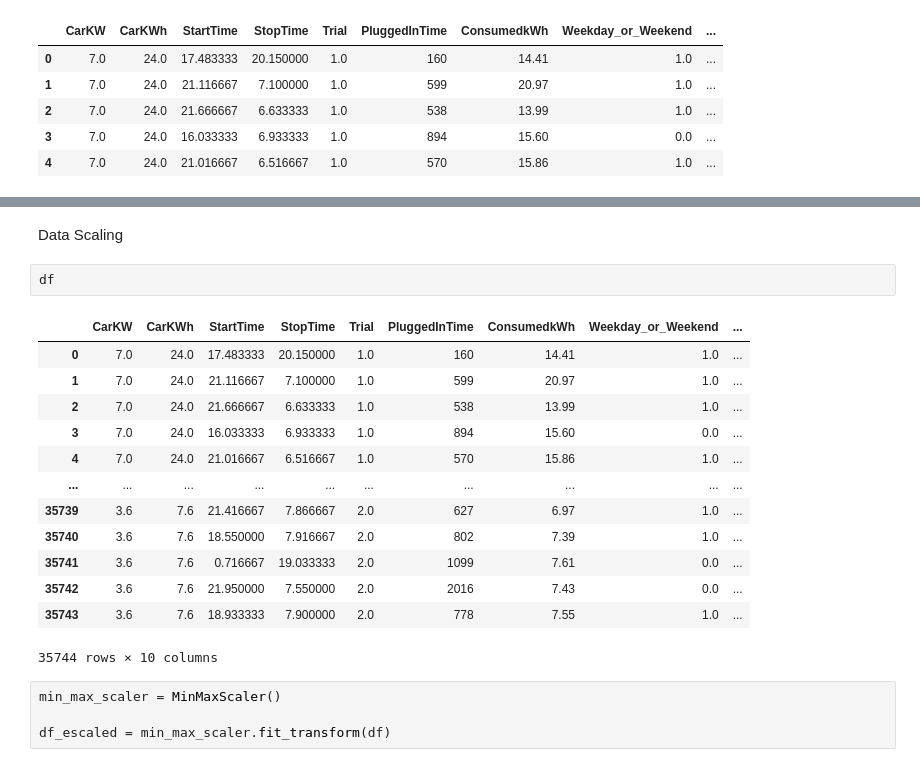
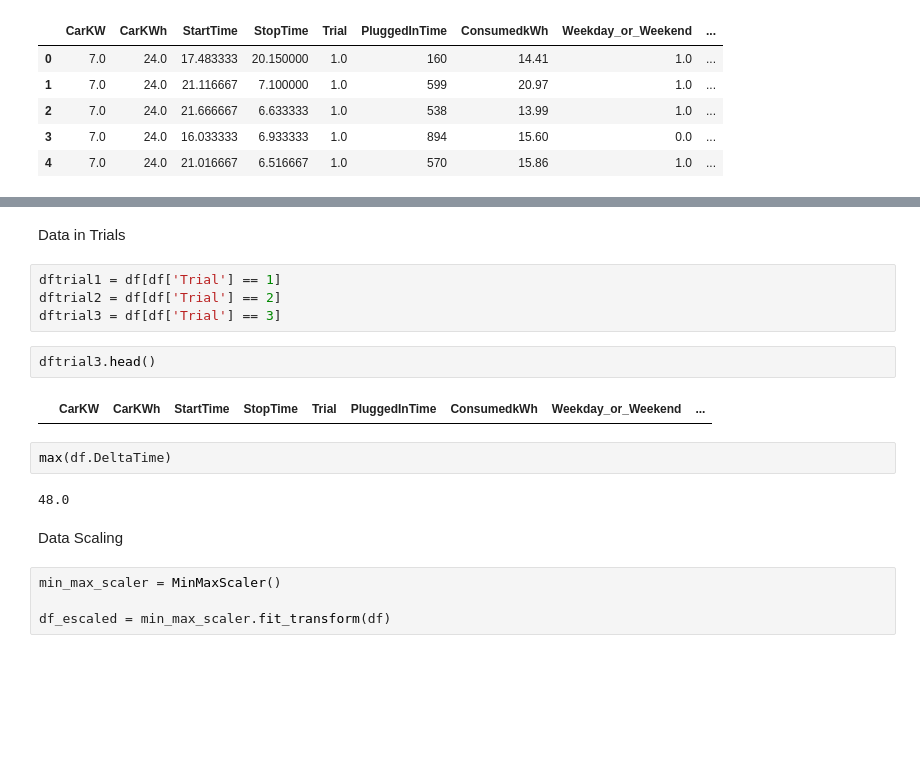
Before and after one commit to devrveiga/task_timeseries, a Jupyter notebook: dataVE.ipynb, the cells around one changed output, grey strips where cells are left out. Cells and saved outputs as stored; diff of their text form; blank space fills up the shorter version.

```diff
--- a/dataVE.ipynb
+++ b/dataVE.ipynb
@@ -203,21 +259,19 @@ df.head()
+# %% [markdown]
+Data in Trials
+# %%
+dftrial1 = df[df['Trial'] == 1]
+dftrial2 = df[df['Trial'] == 2]
+dftrial3 = df[df['Trial'] == 3]
+# %%
+dftrial3.head()
+# %% [output]
+|  | CarKW | CarKWh | StartTime | StopTime | Trial | PluggedInTime | ConsumedkWh | Weekday_or_Weekend | ... |
+# %%
+max(df.DeltaTime)
+# %% [output]
+48.0
 # %% [markdown]
 Data Scaling
-# %%
-df
-# %% [output]
-|  | CarKW | CarKWh | StartTime | StopTime | Trial | PluggedInTime | ConsumedkWh | Weekday_or_Weekend | ... |
-| 0 | 7.0 | 24.0 | 17.483333 | 20.150000 | 1.0 | 160 | 14.41 | 1.0 | ... |
-| 1 | 7.0 | 24.0 | 21.116667 | 7.100000 | 1.0 | 599 | 20.97 | 1.0 | ... |
-| 2 | 7.0 | 24.0 | 21.666667 | 6.633333 | 1.0 | 538 | 13.99 | 1.0 | ... |
-| 3 | 7.0 | 24.0 | 16.033333 | 6.933333 | 1.0 | 894 | 15.60 | 0.0 | ... |
-| 4 | 7.0 | 24.0 | 21.016667 | 6.516667 | 1.0 | 570 | 15.86 | 1.0 | ... |
-| ... | ... | ... | ... | ... | ... | ... | ... | ... | ... |
-| 35739 | 3.6 | 7.6 | 21.416667 | 7.866667 | 2.0 | 627 | 6.97 | 1.0 | ... |
-| 35740 | 3.6 | 7.6 | 18.550000 | 7.916667 | 2.0 | 802 | 7.39 | 1.0 | ... |
-| 35741 | 3.6 | 7.6 | 0.716667 | 19.033333 | 2.0 | 1099 | 7.61 | 0.0 | ... |
-| 35742 | 3.6 | 7.6 | 21.950000 | 7.550000 | 2.0 | 2016 | 7.43 | 0.0 | ... |
-| 35743 | 3.6 | 7.6 | 18.933333 | 7.900000 | 2.0 | 778 | 7.55 | 1.0 | ... |
-35744 rows × 10 columns
 # %%
 min_max_scaler = MinMaxScaler()
 
```
Also changed, not shown: parts of 21 cells of this notebook.
